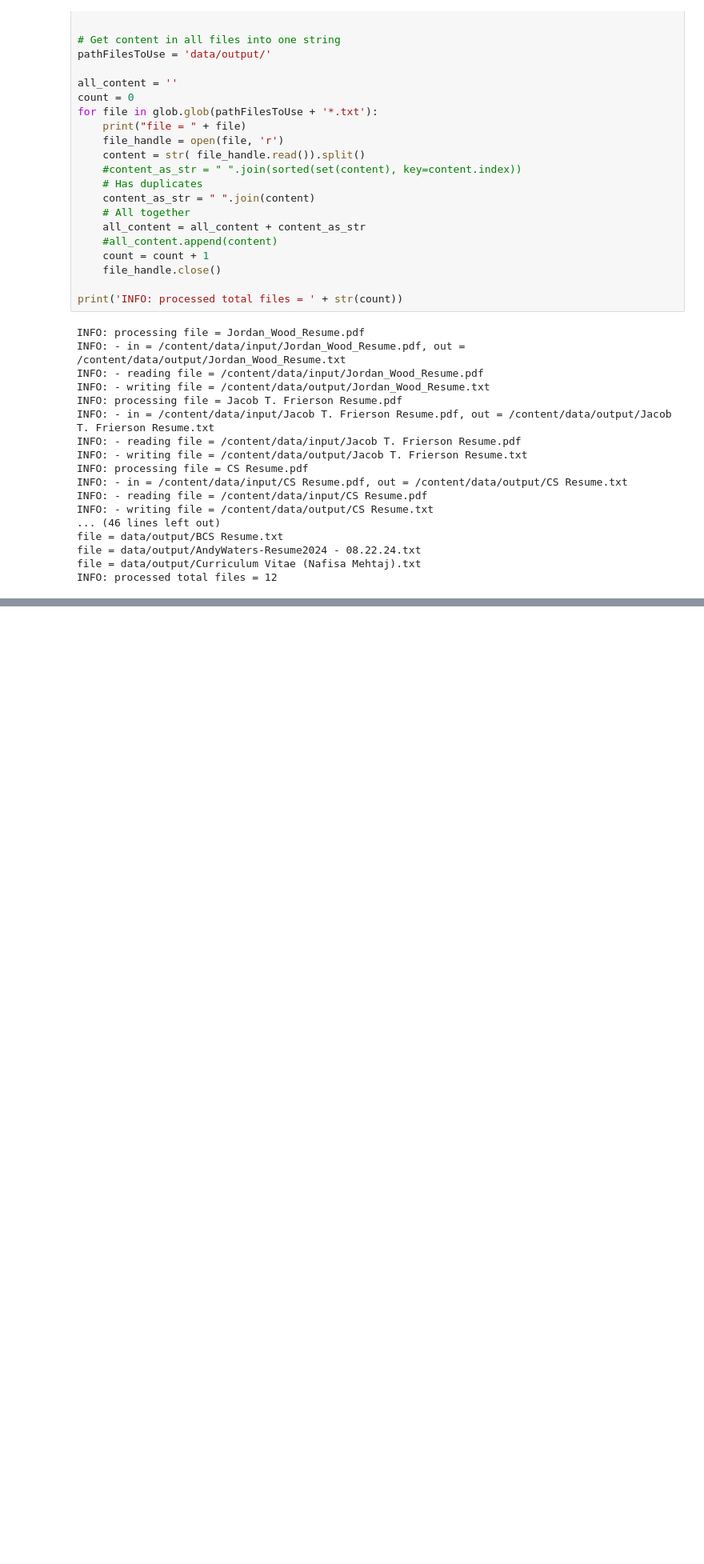
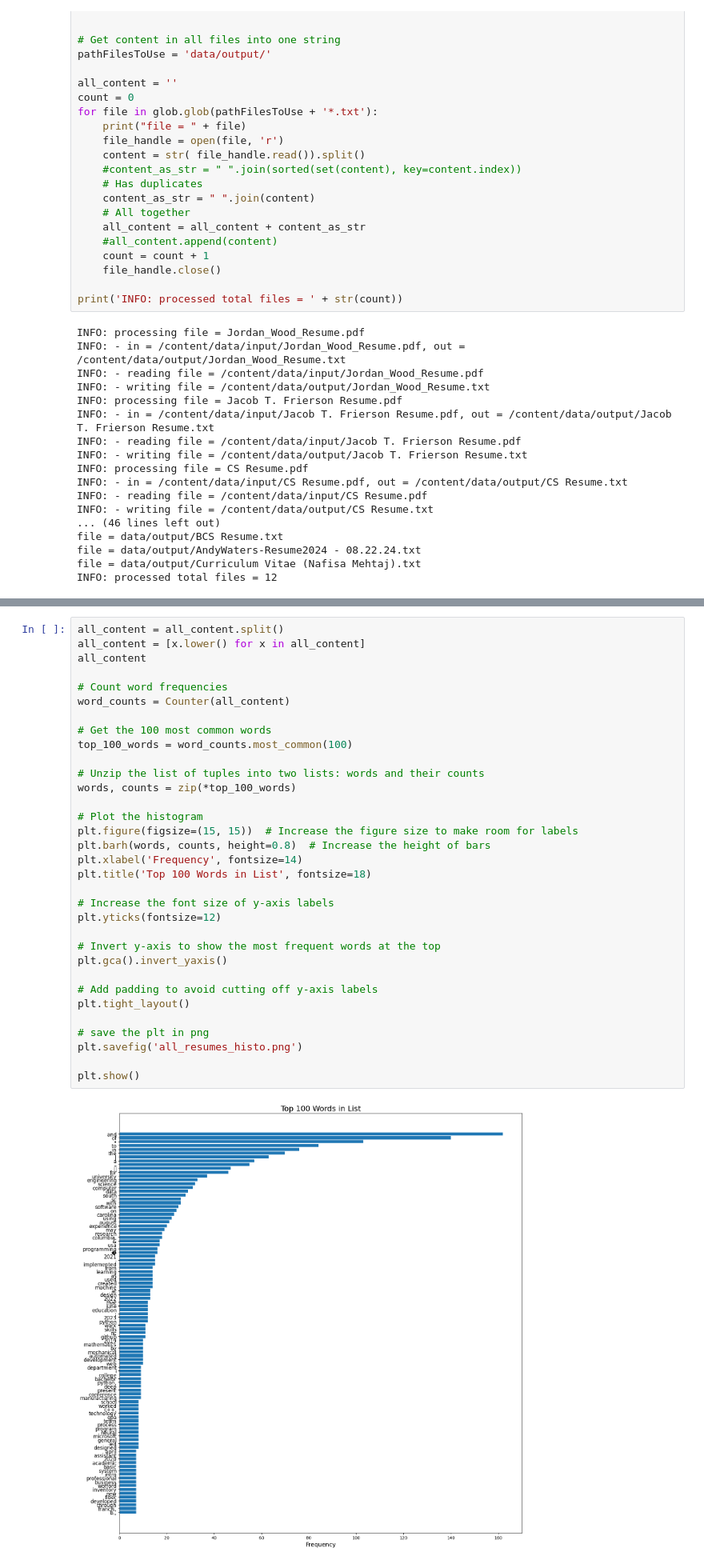
Before and after one commit to Initiated0/580-Project1_ScalarFlow, a Jupyter notebook: resume-exercise/src/resume_parsing.ipynb, the cells around one changed output, grey strips where cells are left out. Shown at 80% size. Cells and saved outputs as stored; diff of their text form; blank space fills up the shorter version.

```diff
--- a/resume-exercise/src/resume_parsing.ipynb
+++ b/resume-exercise/src/resume_parsing.ipynb
@@ -187,0 +226,35 @@ wordcloud_draw(all_content.split())
+# %%
+all_content = all_content.split()
+all_content = [x.lower() for x in all_content]
+all_content
+
+# Count word frequencies
+word_counts = Counter(all_content)
+
+# Get the 100 most common words
+top_100_words = word_counts.most_common(100)
+
+# Unzip the list of tuples into two lists: words and their counts
+words, counts = zip(*top_100_words)
+
+# Plot the histogram
+plt.figure(figsize=(15, 15))  # Increase the figure size to make room for labels
+plt.barh(words, counts, height=0.8)  # Increase the height of bars
+plt.xlabel('Frequency', fontsize=14)
+plt.title('Top 100 Words in List', fontsize=18)
+
+# Increase the font size of y-axis labels
+plt.yticks(fontsize=12)
+
+# Invert y-axis to show the most frequent words at the top
+plt.gca().invert_yaxis()
+
+# Add padding to avoid cutting off y-axis labels
+plt.tight_layout()
+
+# save the plt in png
+plt.savefig('all_resumes_histo.png')
+
+plt.show()
+# %% [output]
+[figure, added]
```
Also changed, not shown: parts of 5 cells of this notebook, 4 other files.
